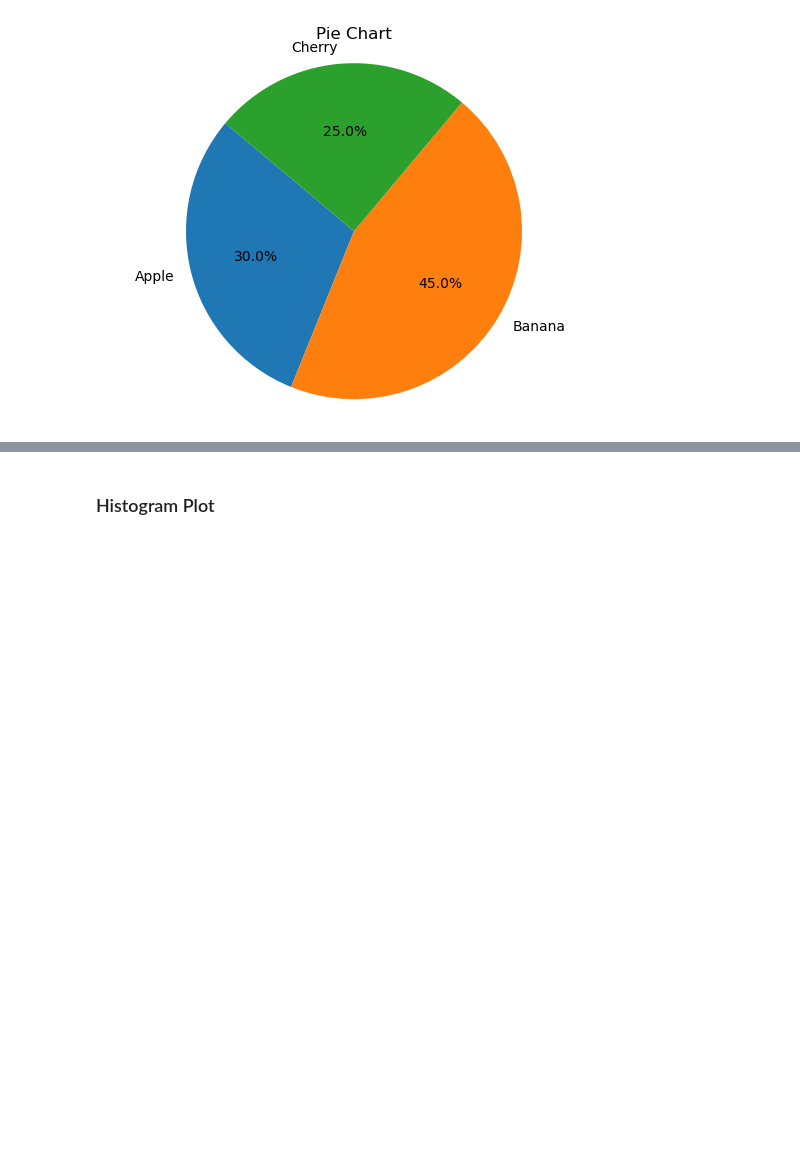
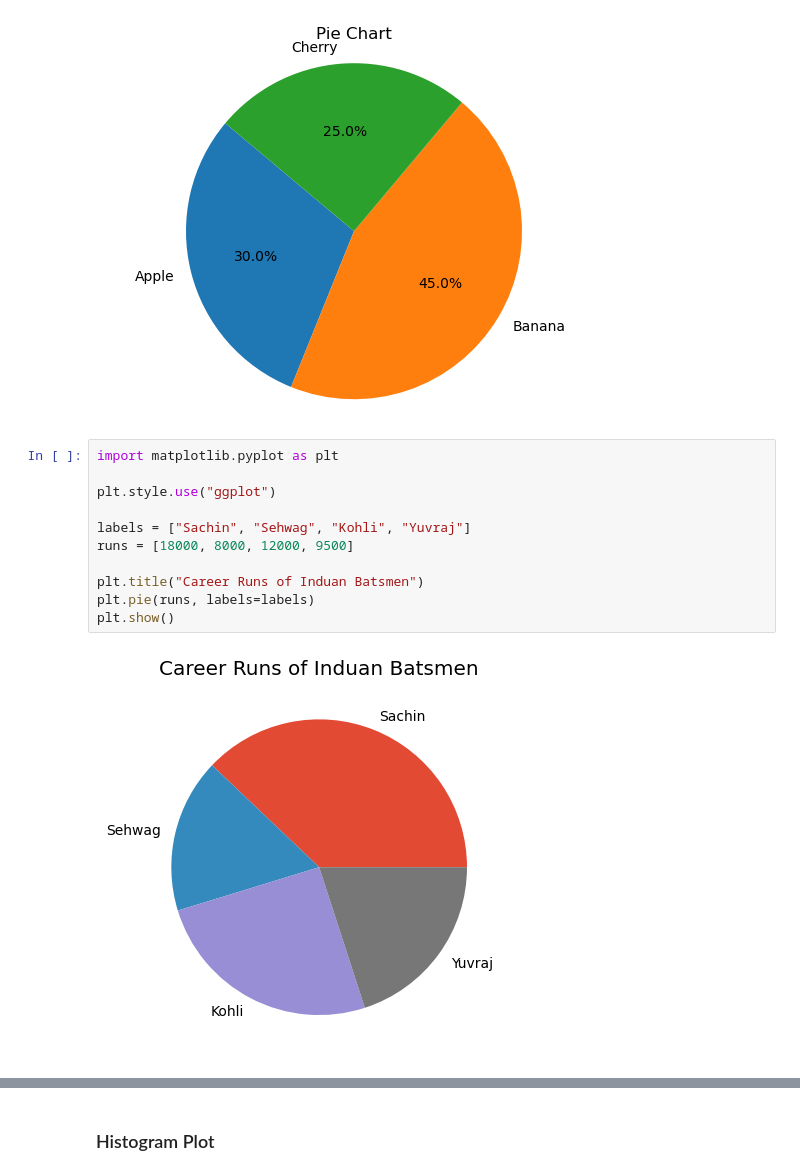
Before and after one commit to jatinvish-01/Maplotlib-Jupyter, a Jupyter notebook: plotting, bars, charts and histogram.ipynb, the cells around one changed output, grey strips where cells are left out. Saved outputs shown, nothing was run; the diff lists cells and outputs as text; blank space fills up the shorter version.

```diff
--- a/plotting, bars, charts and histogram.ipynb
+++ b/plotting, bars, charts and histogram.ipynb
@@ -96,3 +96,16 @@ plt.axis('equal')  # Makes it a circle
 plt.show()
 # %% [output]
 [figure]
+# %%
+import matplotlib.pyplot as plt
+
+plt.style.use("ggplot")
+
+labels = ["Sachin", "Sehwag", "Kohli", "Yuvraj"]
+runs = [18000, 8000, 12000, 9500]
+
+plt.title("Career Runs of Induan Batsmen")
+plt.pie(runs, labels=labels)
+plt.show()
+# %% [output]
+[figure, added]
```
Also changed, not shown: parts of 14 cells of this notebook.
